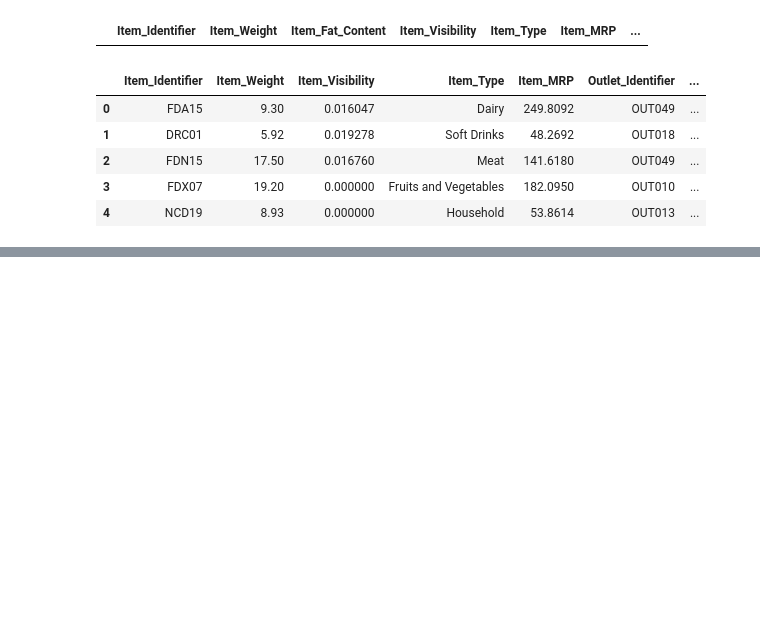
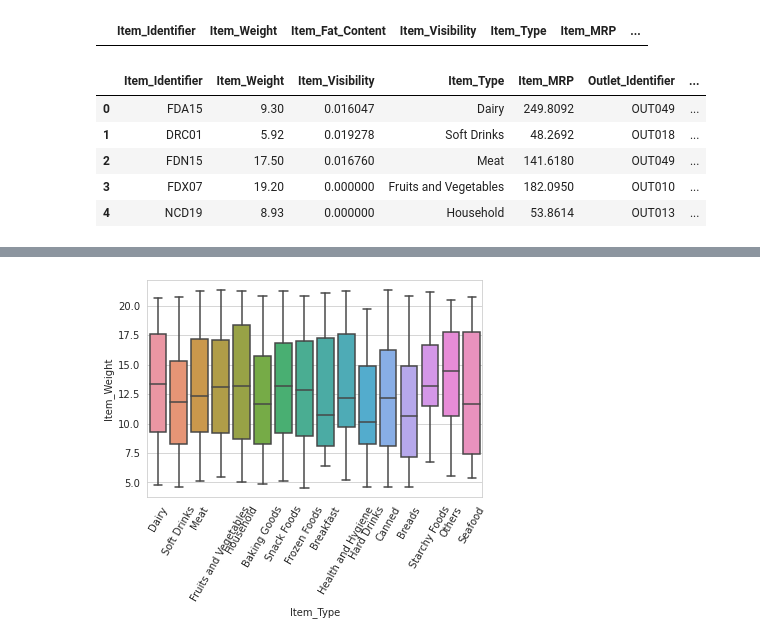
Before and after one commit to mopferman/sales-predictions, a Jupyter notebook: sales_predictions.ipynb, the cells around one changed output, grey strips where cells are left out. Saved outputs shown, nothing was run; the diff lists cells and outputs as text; code cells hidden in the pictures; blank space fills up the shorter version.

```diff
--- a/sales_predictions.ipynb
+++ b/sales_predictions.ipynb
@@ -54,0 +65,7 @@ df.head()
+# %%
+sns.set_style("whitegrid")
+
+sns.boxplot(x = 'Item_Type', y = 'Item_Weight', data = df)
+plt.xticks(rotation=60);
+# %% [output]
+[figure, added]
```
Also changed, not shown: parts of 3 cells of this notebook.
